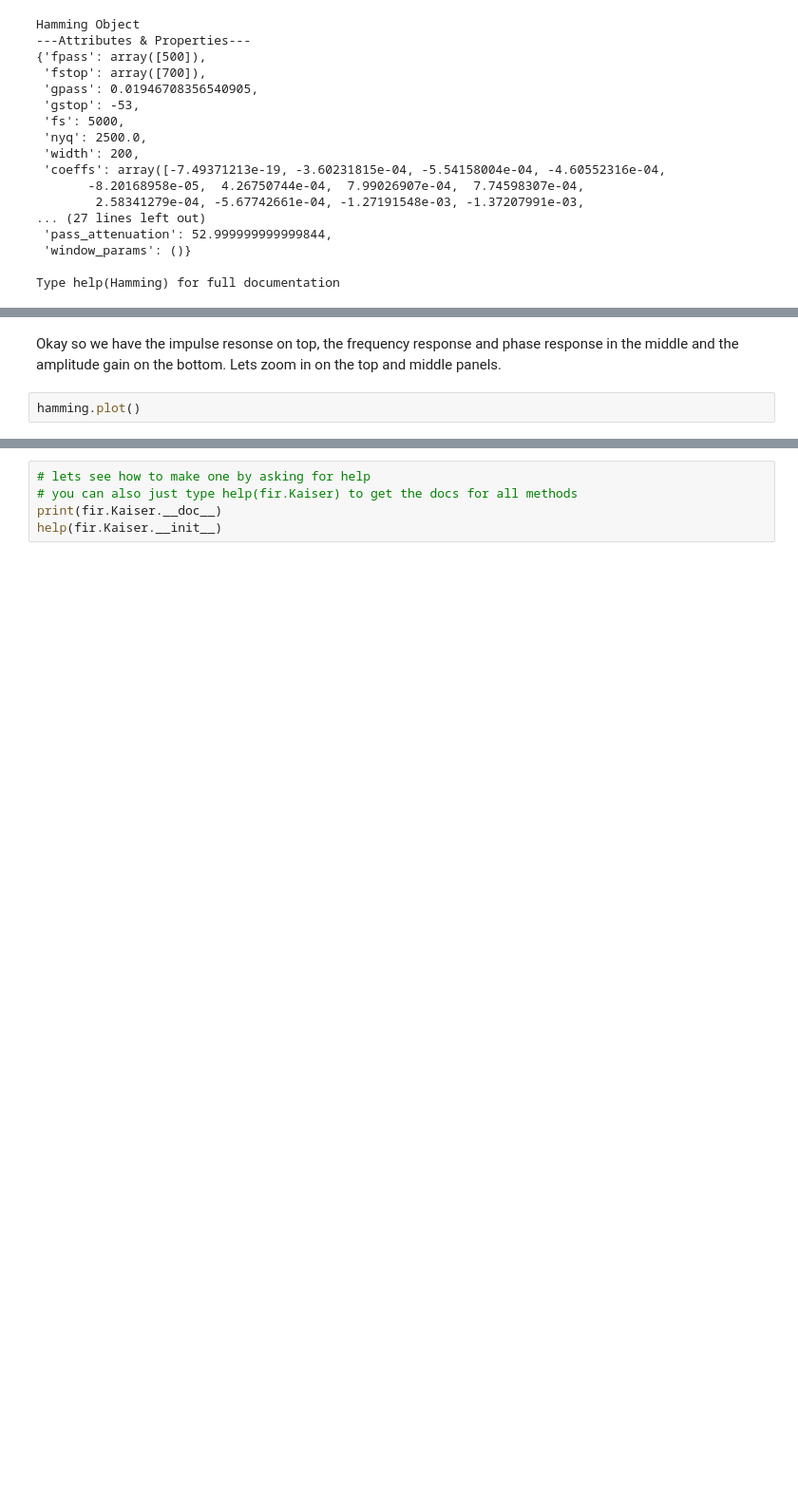
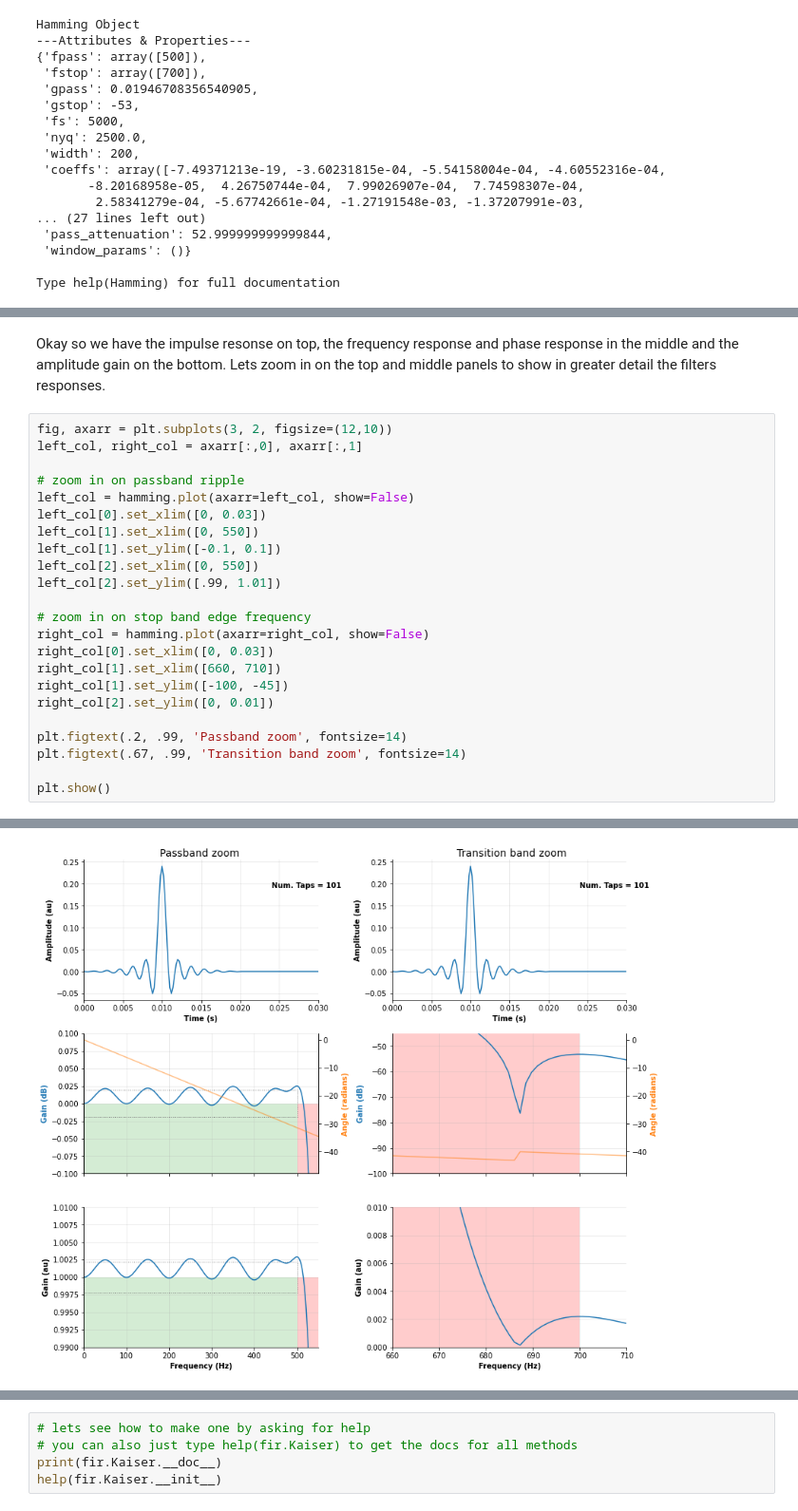
Before and after one commit to mscaudill/openseize, a Jupyter notebook: demos/filtering.ipynb, the cells around one changed output, grey strips where cells are left out. Shown at 95% size. Drawn from its saved outputs; the diff is of its cells as text; blank space fills up the shorter version.

```diff
--- a/demos/filtering.ipynb
+++ b/demos/filtering.ipynb
@@ -480,5 +477,26 @@ hamming.plot()
 # %% [markdown]
-Okay so we have the impulse resonse on top, the frequency response and phase response in the middle and the amplitude gain on the bottom. Lets zoom in on the top and middle panels.
+Okay so we have the impulse resonse on top, the frequency response and phase response in the middle and the amplitude gain on the bottom. Lets zoom in on the top and middle panels to show in greater detail the filters responses.
 # %%
-hamming.plot()
+fig, axarr = plt.subplots(3, 2, figsize=(12,10))
+left_col, right_col = axarr[:,0], axarr[:,1]
+
+# zoom in on passband ripple
+left_col = hamming.plot(axarr=left_col, show=False)
+left_col[0].set_xlim([0, 0.03])
+left_col[1].set_xlim([0, 550])
+left_col[1].set_ylim([-0.1, 0.1])
+left_col[2].set_xlim([0, 550])
+left_col[2].set_ylim([.99, 1.01])
+
+# zoom in on stop band edge frequency
+right_col = hamming.plot(axarr=right_col, show=False)
+right_col[0].set_xlim([0, 0.03])
+right_col[1].set_xlim([660, 710])
+right_col[1].set_ylim([-100, -45])
+right_col[2].set_ylim([0, 0.01])
+
+plt.figtext(.2, .99, 'Passband zoom', fontsize=14)
+plt.figtext(.67, .99, 'Transition band zoom', fontsize=14)
+
+plt.show()
 # %% [output]
@@ -487 +503,2 @@ hamming.plot()
+[figure, added]
 # %% [markdown]
```
Also changed, not shown: parts of 53 cells of this notebook, 1 other file.
